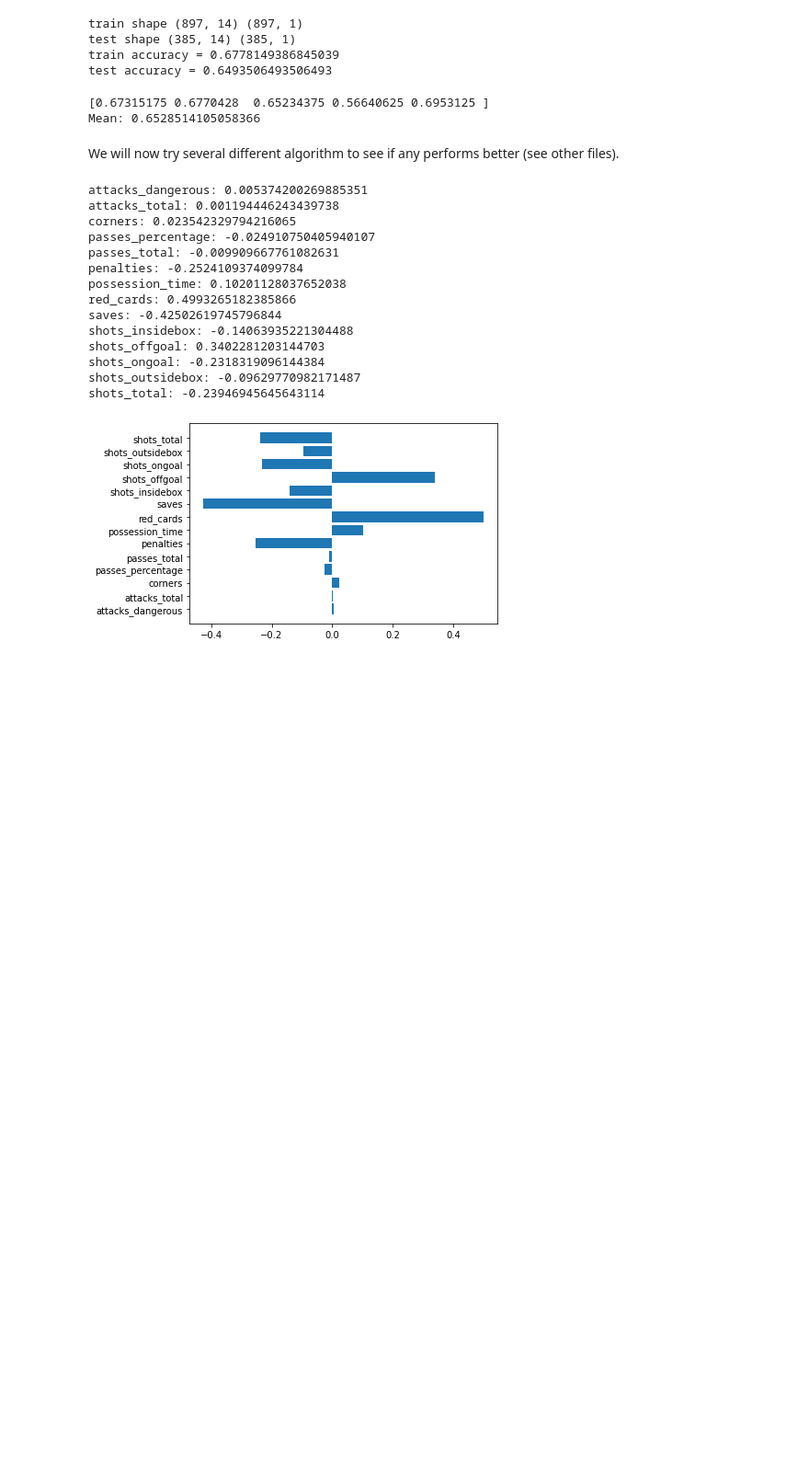
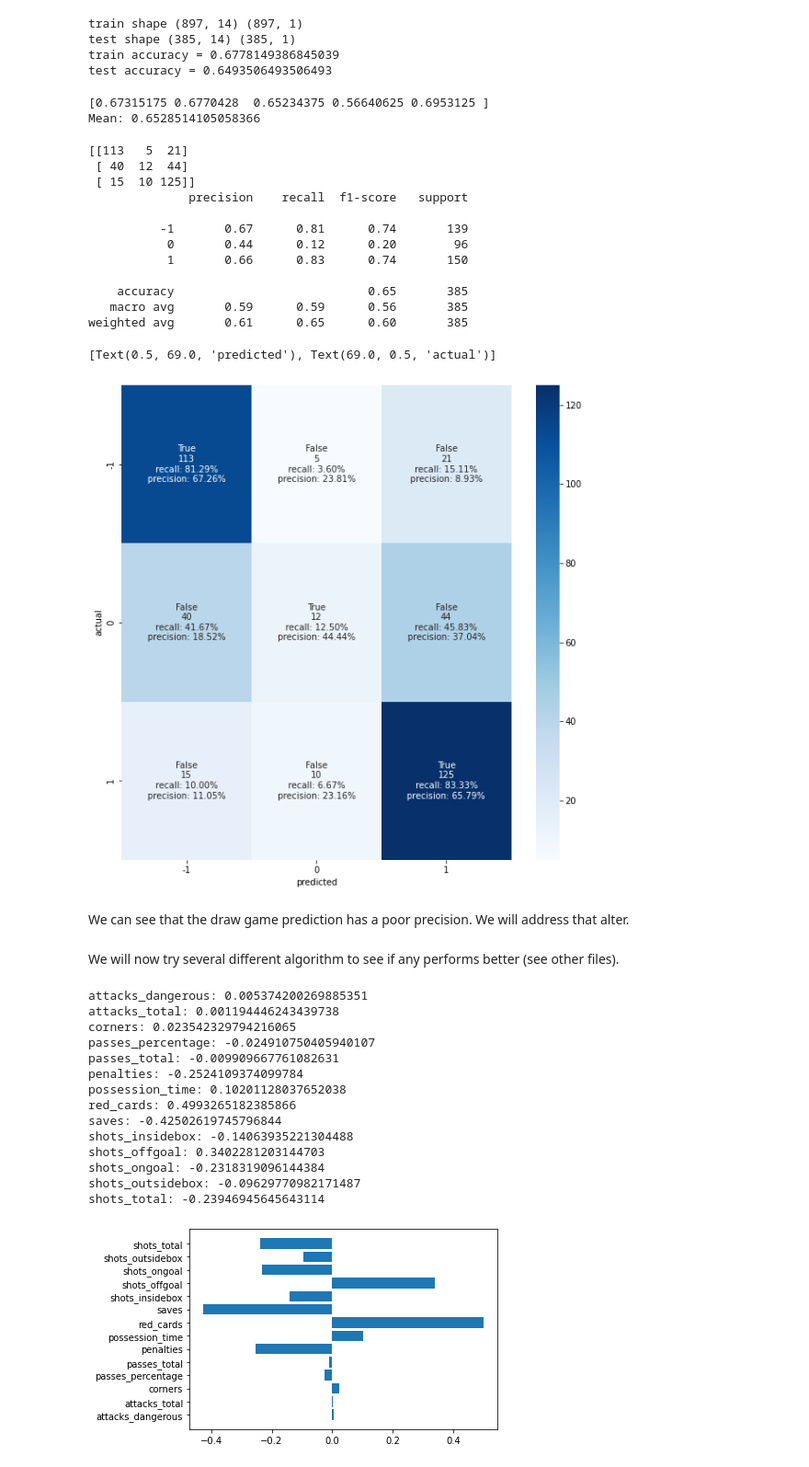
Before and after one commit to PLsergent/football_match_prediction, a Jupyter notebook: logictic_regression_football_predict.ipynb, the cells around one changed output. Shown at 92% size. Cells and saved outputs as stored; diff of their text form; code cells hidden in the pictures; blank space fills up the shorter version.

```diff
--- a/logictic_regression_football_predict.ipynb
+++ b/logictic_regression_football_predict.ipynb
@@ -396,6 +406,73 @@ print("Mean:", scores.mean())
 # %% [output]
 [0.67315175 0.6770428  0.65234375 0.56640625 0.6953125 ]
 Mean: 0.6528514105058366
+# %%
+from sklearn import metrics
+import seaborn as sns
+import numpy as np
+
+# predict class labels for the test set
+y_pred = clf_ext.predict(X_test)
+
+cf_matrix = metrics.confusion_matrix(y_test, y_pred)
+print(cf_matrix)
+
+print(metrics.classification_report(y_test, y_pred))
+
+df_cm = pd.DataFrame(cf_matrix, index = [i for i in ["-1", "0", "1"]],
+                  columns = [i for i in ["-1", "0", "1"]])
+
+group_names = ["True", "False", "False", "False", "True", "False", "False", "False", "True"]
+
+group_counts = ["{0:0.0f}".format(value) for value in
+                cf_matrix.flatten()]
+
+recalls = []
+for values in cf_matrix:
+	row = []
+	for val in values:
+		row.append(f"recall: {val/values.sum():.2%}")
+	recalls += row
+
+precisions = []
+cf_vals = {}
+for i, values in enumerate(cf_matrix):
+	cf_vals[i] = values
+
+for x, y, z in zip(cf_vals[0], cf_vals[1], cf_vals[2]):
+	row = []
+	values = [x, y, z]
+
+	for val in values:
+		row.append(f"precision: {val/sum(values):.2%}")
+	precisions += row
+
+
+labels = [f"{v1}\n{v2}\n{v3}\n{v4}" for v1, v2, v3, v4 in
+          zip(group_names, group_counts, recalls, precisions)]
+
+labels = np.asarray(labels).reshape(3,3)
+
+fig, ax = plt.subplots(figsize=(8, 8))
+cf = sns.heatmap(df_cm, annot=labels, fmt="", cmap='Blues')
+cf.set(xlabel="predicted", ylabel="actual")
+# %% [output]
+[[113   5  21]
+ [ 40  12  44]
+ [ 15  10 125]]
+              precision    recall  f1-score   support
+
+          -1       0.67      0.81      0.74       139
+           0       0.44      0.12      0.20        96
+           1       0.66      0.83      0.74       150
+
+    accuracy                           0.65       385
+   macro avg       0.59      0.59      0.56       385
+weighted avg       0.61      0.65      0.60       385
+[Text(0.5, 69.0, 'predicted'), Text(69.0, 0.5, 'actual')]
+[figure, added]
+# %% [markdown]
+We can see that the draw game prediction has a poor precision. We will address that alter.
 # %% [markdown]
 We will now try several different algorithm to see if any performs better (see other files).
 # %%
```
Also changed, not shown: parts of 13 cells of this notebook.
